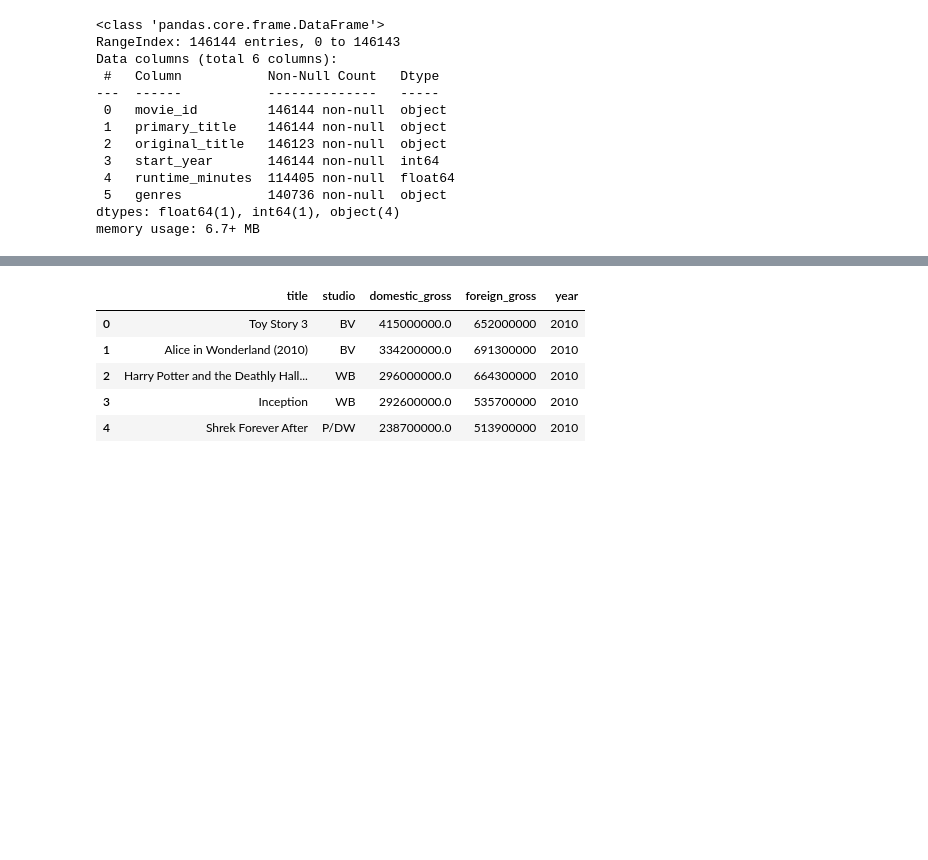
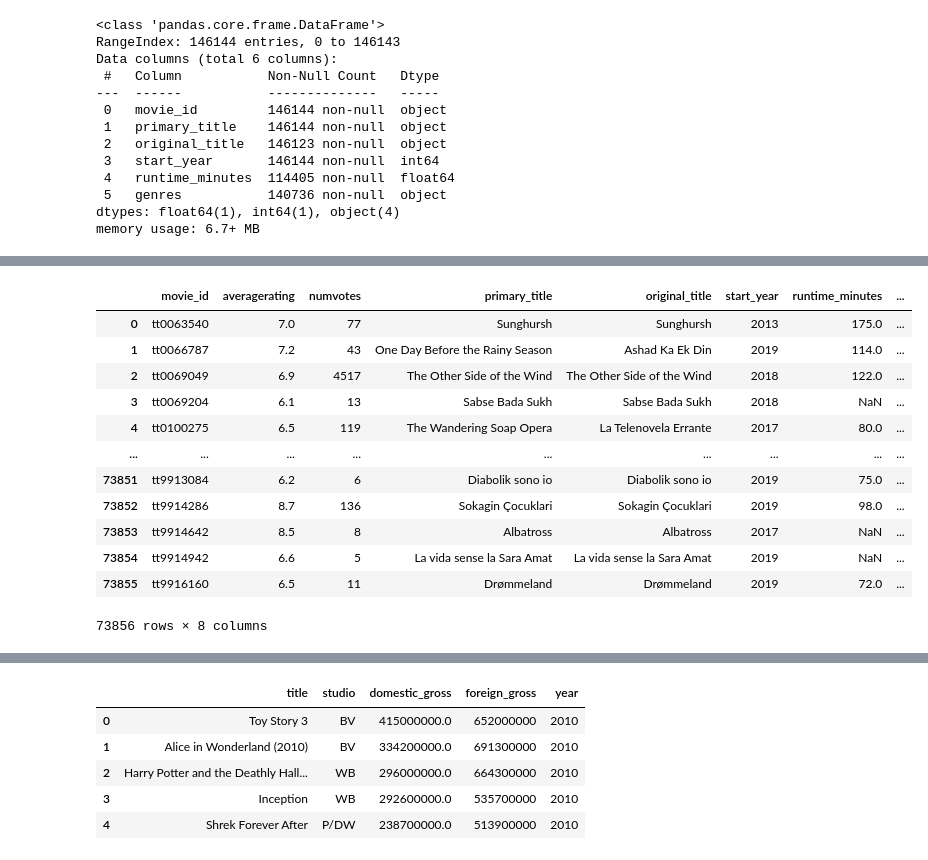
Before and after one commit to morgannash1/movie_analysis_project, a Jupyter notebook: notebook.ipynb, the cells around one changed output, grey strips where cells are left out. Cells and saved outputs as stored; diff of their text form; code cells hidden in the pictures; blank space fills up the shorter version.

```diff
--- a/notebook.ipynb
+++ b/notebook.ipynb
@@ -92,0 +128,4 @@ memory usage: 6.7+ MB
+# %%
+imdb_ratings_ord_df = imdb_ratings_df.sort_values(by = ['movie_id'])
+imdb_ratings_ord_df.reset_index(drop=True, inplace = True)
+imdb_ratings_ord_df #Making a new dataframe of organized values for imdb ratings
@@ -92,0 +146,4 @@ memory usage: 6.7+ MB
+# %%
+imdb_basics_ord_df = imdb_basics_df.sort_values(by = ['movie_id'])
+imdb_basics_ord_df.reset_index(drop=True, inplace = True)
+imdb_basics_ord_df #Making a new dataframe of organized values for imdb basics
@@ -92,0 +164,19 @@ memory usage: 6.7+ MB
+# %%
+imdb_comb_df = pd.merge(imdb_ratings_ord_df,
+                      imdb_basics_ord_df[['movie_id', 'primary_title', 'original_title', 'start_year', 'runtime_minutes',
+                                 'genres']], on = 'movie_id')
+imdb_comb_df #Merging the dataframes to see which movie titles had which ratings
+# %% [output]
+|  | movie_id | averagerating | numvotes | primary_title | original_title | start_year | runtime_minutes | ... |
+| 0 | tt0063540 | 7.0 | 77 | Sunghursh | Sunghursh | 2013 | 175.0 | ... |
+| 1 | tt0066787 | 7.2 | 43 | One Day Before the Rainy Season | Ashad Ka Ek Din | 2019 | 114.0 | ... |
+| 2 | tt0069049 | 6.9 | 4517 | The Other Side of the Wind | The Other Side of the Wind | 2018 | 122.0 | ... |
+| 3 | tt0069204 | 6.1 | 13 | Sabse Bada Sukh | Sabse Bada Sukh | 2018 | NaN | ... |
+| 4 | tt0100275 | 6.5 | 119 | The Wandering Soap Opera | La Telenovela Errante | 2017 | 80.0 | ... |
+| ... | ... | ... | ... | ... | ... | ... | ... | ... |
+| 73851 | tt9913084 | 6.2 | 6 | Diabolik sono io | Diabolik sono io | 2019 | 75.0 | ... |
+| 73852 | tt9914286 | 8.7 | 136 | Sokagin Çocuklari | Sokagin Çocuklari | 2019 | 98.0 | ... |
+| 73853 | tt9914642 | 8.5 | 8 | Albatross | Albatross | 2017 | NaN | ... |
+| 73854 | tt9914942 | 6.6 | 5 | La vida sense la Sara Amat | La vida sense la Sara Amat | 2019 | NaN | ... |
+| 73855 | tt9916160 | 6.5 | 11 | Drømmeland | Drømmeland | 2019 | 72.0 | ... |
+73856 rows × 8 columns
```
Also changed, not shown: parts of 25 cells of this notebook.
